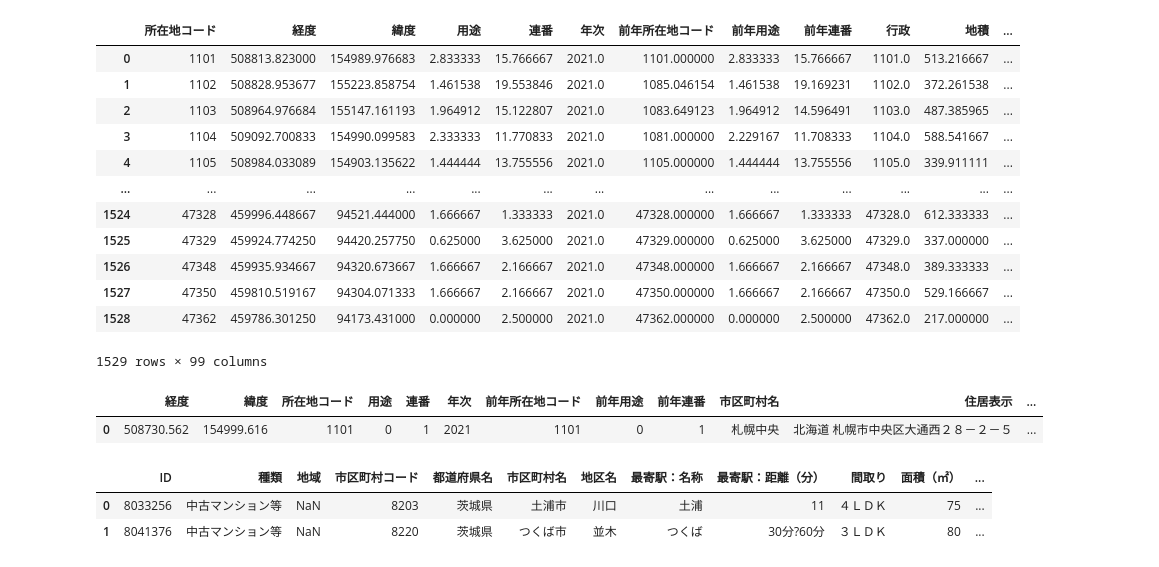
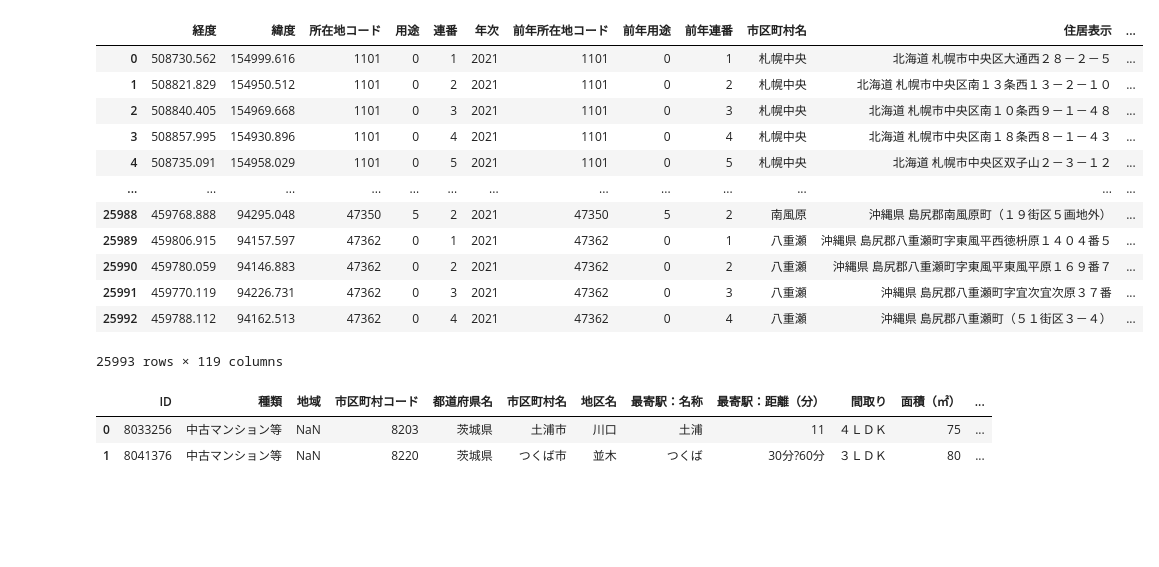
Before and after one commit to kfsky/2021-summer-second-hand-apartment-price-prediction, a Jupyter notebook: notebook/landprice.ipynb, the cells around one changed output. Cells and saved outputs as stored; diff of their text form; code cells hidden in the pictures; blank space fills up the shorter version.

```diff
--- a/notebook/landprice.ipynb
+++ b/notebook/landprice.ipynb
@@ -10,26 +10,23 @@ rcParams['font.family'] = 'Noto Sans CJK JP'
 # %%
 price_df = pd.read_csv("../add/landprice.csv", encoding="cp932")
 # %%
-price_df.groupby("所在地コード").mean().reset_index()
+price_df.groupby("所在地コード").mean().reset_index().rename(columns={"所在地コード": "市区町村コード"}).to_csv("../add/gp_land_price.csv",index=False)
-# %% [output]
-|  | 所在地コード | 経度 | 緯度 | 用途 | 連番 | 年次 | 前年所在地コード | 前年用途 | 前年連番 | 行政 | 地積 | ... |
-| 0 | 1101 | 508813.823000 | 154989.976683 | 2.833333 | 15.766667 | 2021.0 | 1101.000000 | 2.833333 | 15.766667 | 1101.0 | 513.216667 | ... |
-| 1 | 1102 | 508828.953677 | 155223.858754 | 1.461538 | 19.553846 | 2021.0 | 1085.046154 | 1.461538 | 19.169231 | 1102.0 | 372.261538 | ... |
-| 2 | 1103 | 508964.976684 | 155147.161193 | 1.964912 | 15.122807 | 2021.0 | 1083.649123 | 1.964912 | 14.596491 | 1103.0 | 487.385965 | ... |
-| 3 | 1104 | 509092.700833 | 154990.099583 | 2.333333 | 11.770833 | 2021.0 | 1081.000000 | 2.229167 | 11.708333 | 1104.0 | 588.541667 | ... |
-| 4 | 1105 | 508984.033089 | 154903.135622 | 1.444444 | 13.755556 | 2021.0 | 1105.000000 | 1.444444 | 13.755556 | 1105.0 | 339.911111 | ... |
-| ... | ... | ... | ... | ... | ... | ... | ... | ... | ... | ... | ... | ... |
-| 1524 | 47328 | 459996.448667 | 94521.444000 | 1.666667 | 1.333333 | 2021.0 | 47328.000000 | 1.666667 | 1.333333 | 47328.0 | 612.333333 | ... |
-| 1525 | 47329 | 459924.774250 | 94420.257750 | 0.625000 | 3.625000 | 2021.0 | 47329.000000 | 0.625000 | 3.625000 | 47329.0 | 337.000000 | ... |
-| 1526 | 47348 | 459935.934667 | 94320.673667 | 1.666667 | 2.166667 | 2021.0 | 47348.000000 | 1.666667 | 2.166667 | 47348.0 | 389.333333 | ... |
-| 1527 | 47350 | 459810.519167 | 94304.071333 | 1.666667 | 2.166667 | 2021.0 | 47350.000000 | 1.666667 | 2.166667 | 47350.0 | 529.166667 | ... |
-| 1528 | 47362 | 459786.301250 | 94173.431000 | 0.000000 | 2.500000 | 2021.0 | 47362.000000 | 0.000000 | 2.500000 | 47362.0 | 217.000000 | ... |
-1529 rows × 99 columns
 # %%
-price_df.head(1)
+price_df
 # %% [output]
 |  | 経度 | 緯度 | 所在地コード | 用途 | 連番 | 年次 | 前年所在地コード | 前年用途 | 前年連番 | 市区町村名 | 住居表示 | ... |
 | 0 | 508730.562 | 154999.616 | 1101 | 0 | 1 | 2021 | 1101 | 0 | 1 | 札幌中央 | 北海道 札幌市中央区大通西２８－２－５ | ... |
+| 1 | 508821.829 | 154950.512 | 1101 | 0 | 2 | 2021 | 1101 | 0 | 2 | 札幌中央 | 北海道 札幌市中央区南１３条西１３－２－１０ | ... |
+| 2 | 508840.405 | 154969.668 | 1101 | 0 | 3 | 2021 | 1101 | 0 | 3 | 札幌中央 | 北海道 札幌市中央区南１０条西９－１－４８ | ... |
+| 3 | 508857.995 | 154930.896 | 1101 | 0 | 4 | 2021 | 1101 | 0 | 4 | 札幌中央 | 北海道 札幌市中央区南１８条西８－１－４３ | ... |
+| 4 | 508735.091 | 154958.029 | 1101 | 0 | 5 | 2021 | 1101 | 0 | 5 | 札幌中央 | 北海道 札幌市中央区双子山２－３－１２ | ... |
+| ... | ... | ... | ... | ... | ... | ... | ... | ... | ... | ... | ... | ... |
+| 25988 | 459768.888 | 94295.048 | 47350 | 5 | 2 | 2021 | 47350 | 5 | 2 | 南風原 | 沖縄県 島尻郡南風原町（１９街区５画地外） | ... |
+| 25989 | 459806.915 | 94157.597 | 47362 | 0 | 1 | 2021 | 47362 | 0 | 1 | 八重瀬 | 沖縄県 島尻郡八重瀬町字東風平西徳枡原１４０４番５ | ... |
+| 25990 | 459780.059 | 94146.883 | 47362 | 0 | 2 | 2021 | 47362 | 0 | 2 | 八重瀬 | 沖縄県 島尻郡八重瀬町字東風平東風平原１６９番７ | ... |
+| 25991 | 459770.119 | 94226.731 | 47362 | 0 | 3 | 2021 | 47362 | 0 | 3 | 八重瀬 | 沖縄県 島尻郡八重瀬町字宜次宜次原３７番 | ... |
+| 25992 | 459788.112 | 94162.513 | 47362 | 0 | 4 | 2021 | 47362 | 0 | 4 | 八重瀬 | 沖縄県 島尻郡八重瀬町（５１街区３－４） | ... |
+25993 rows × 119 columns
 # %%
 train_df = pd.read_csv("../input/train.csv")
 # %%
```
Also changed, not shown: 8 other files.
